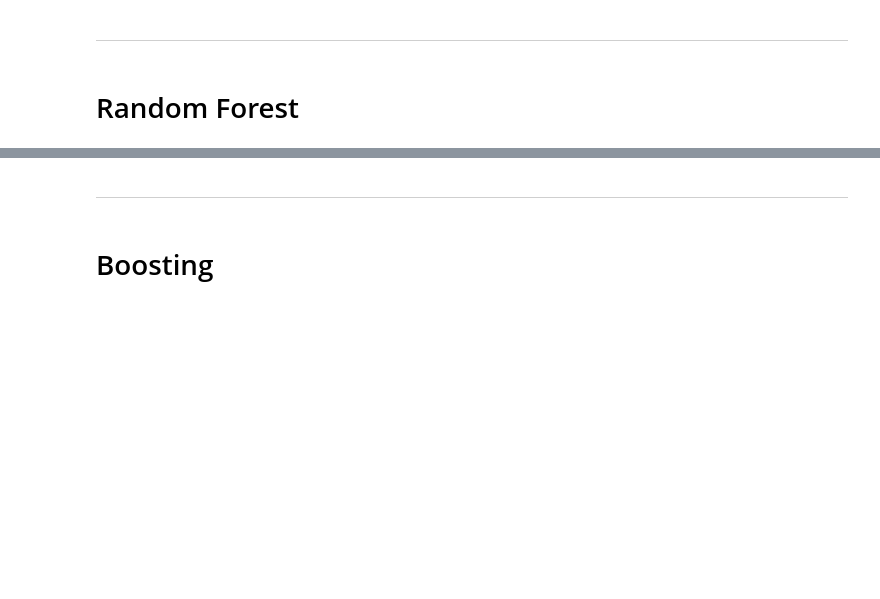
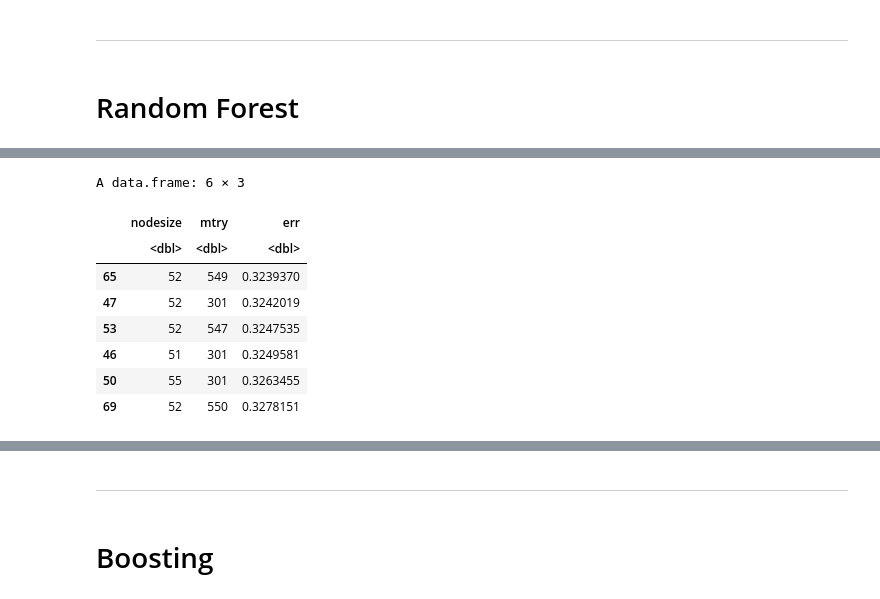
Before and after one commit to harrisdurrani/data_mining_project, a Jupyter notebook: Ensemble Tree Methods (R code).ipynb, the cells around one changed output, grey strips where cells are left out. Cells and saved outputs as stored; diff of their text form; code cells hidden in the pictures; blank space fills up the shorter version.

```diff
--- a/Ensemble Tree Methods (R code).ipynb
+++ b/Ensemble Tree Methods (R code).ipynb
@@ -750,0 +879,14 @@ $tumor_stage
+# %%
+as.data.frame(rf_os_tune$results) %>%
+  arrange(err) %>%
+  head()
+# %% [output]
+A data.frame: 6 × 3
+|  | nodesize | mtry | err |
+|  | <dbl> | <dbl> | <dbl> |
+| 65 | 52 | 549 | 0.3239370 |
+| 47 | 52 | 301 | 0.3242019 |
+| 53 | 52 | 547 | 0.3247535 |
+| 46 | 51 | 301 | 0.3249581 |
+| 50 | 55 | 301 | 0.3263455 |
+| 69 | 52 | 550 | 0.3278151 |
```
Also changed, not shown: parts of 31 cells of this notebook.
